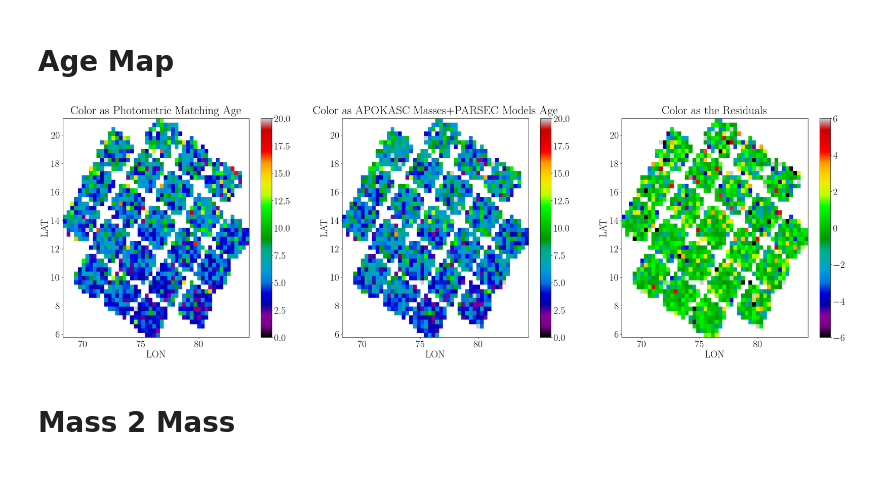
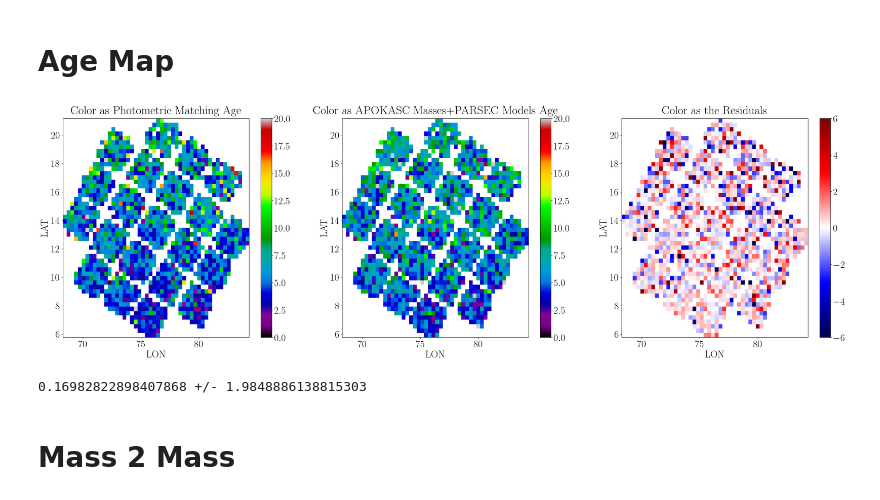
Before and after one commit to JoshuaPovick/Age_Fitting, a Jupyter notebook: notebooks/A_codE_to_calculaTe_stellAr_ageS-APOKASC.ipynb, the cells around one changed output. Cells and saved outputs as stored; diff of their text form; code cells hidden in the pictures.

```diff
--- a/notebooks/A_codE_to_calculaTe_stellAr_ageS-APOKASC.ipynb
+++ b/notebooks/A_codE_to_calculaTe_stellAr_ageS-APOKASC.ipynb
@@ -1991,35 +2055,38 @@ im = plt.imshow(ret.statistic.T, origin='lower',
 plt.colorbar()
 
 plt.title(r'Color as Photometric Matching Age',y=1.01)
 plt.xlabel(r'LON')
 plt.ylabel(r'LAT')
 
 plt.subplot(132)
 ret = binned_statistic_2d(kdr17['GLON'],kdr17['GLAT'],agetab['PARSEC_AGE'],'median',bins=50)
 im = plt.imshow(ret.statistic.T, origin='lower',
                     extent=[ret.x_edge[0],ret.x_edge[-1],ret.y_edge[0],ret.y_edge[-1]],
                     aspect='auto',interpolation='nearest',cmap='nipy_spectral',vmin=0,vmax=20.)
 plt.colorbar()
 
 plt.title(r'Color as APOKASC Masses+PARSEC Models Age',y=1.01)
 plt.xlabel(r'LON')
 plt.ylabel(r'LAT')
 
 plt.subplot(133)
 ret = binned_statistic_2d(kdr17['GLON'],kdr17['GLAT'],agetab['PARSEC_AGE']-agetab['AGE'],'median',bins=50)
 im = plt.imshow(ret.statistic.T, origin='lower',
                     extent=[ret.x_edge[0],ret.x_edge[-1],ret.y_edge[0],ret.y_edge[-1]],
-                    aspect='auto',interpolation='nearest',cmap='nipy_spectral',vmin=-6.,vmax=6.)
+                    aspect='auto',interpolation='nearest',cmap='seismic',vmin=-6.,vmax=6.)
 plt.colorbar()
 
 plt.title(r'Color as the Residuals',y=1.01)
 plt.xlabel(r'LON')
 plt.ylabel(r'LAT')
 
 plt.savefig('kasc_age_map.png',bbox_inches='tight')
 plt.show()
+
+print('{} +/- {}'.format(np.nanmedian(agetab['PARSEC_AGE']-agetab['AGE']),mad(agetab['PARSEC_AGE']-agetab['AGE'])))
 # %% [output]
-[figure, old version]
+[figure, new version]
+0.16982822898407868 +/- 1.9848886138815303
 # %% [markdown]
 # Mass 2 Mass
 # %%
```
Also changed, not shown: parts of 10 cells of this notebook, 14 other files.
